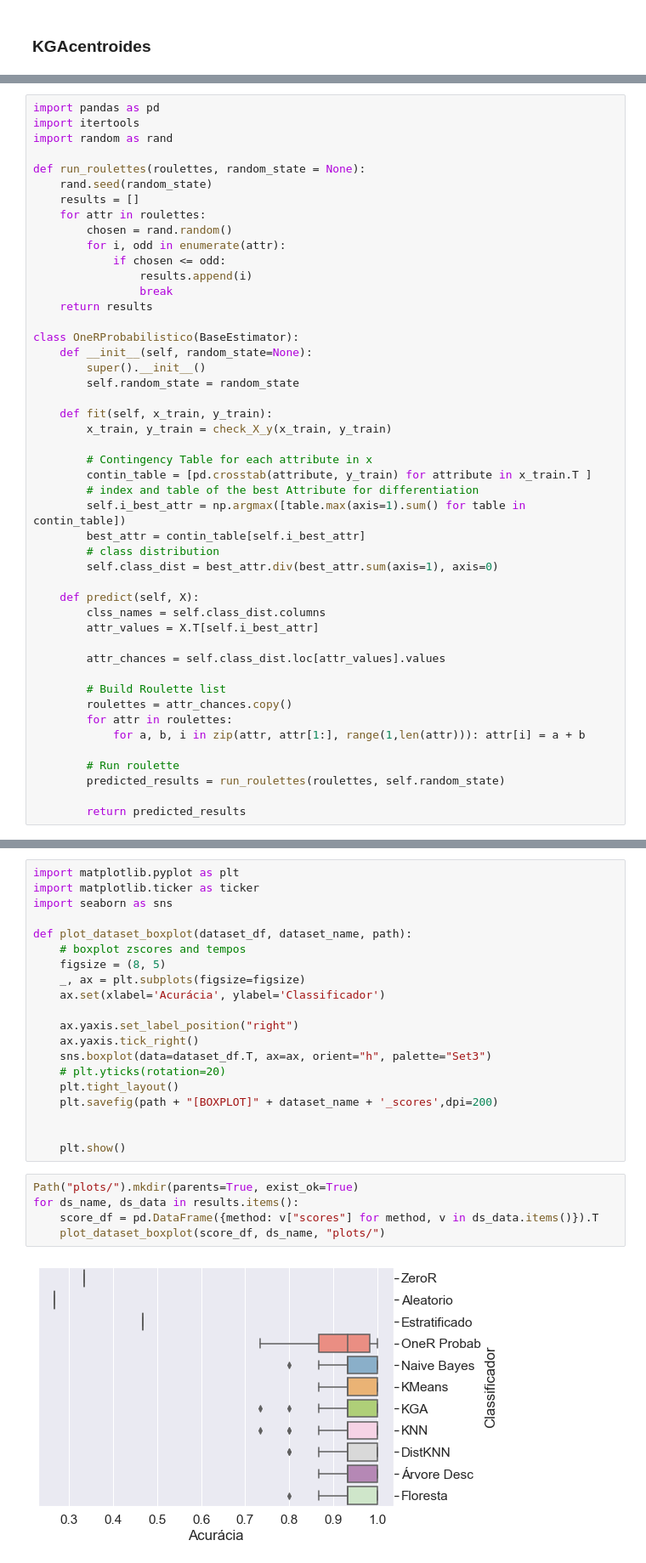
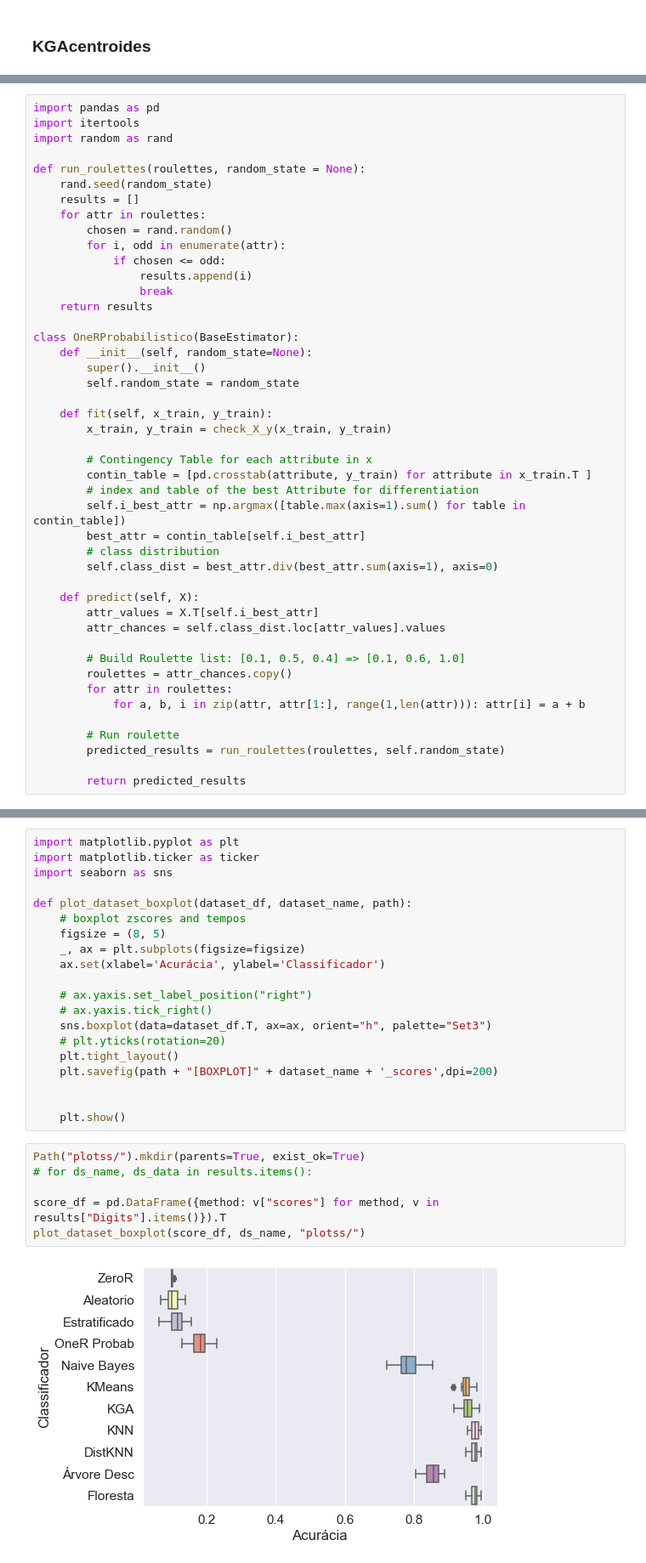
Before and after one commit to gabrielcipriano/T2-IA, a Jupyter notebook: main.ipynb, the cells around one changed output, grey strips where cells are left out. Shown at 85% size. Saved outputs shown, nothing was run; the diff lists cells and outputs as text.

```diff
--- a/main.ipynb
+++ b/main.ipynb
@@ -644,12 +644,10 @@ class OneRProbabilistico(BaseEstimator):
         self.class_dist = best_attr.div(best_attr.sum(axis=1), axis=0)
 
     def predict(self, X):
-        clss_names = self.class_dist.columns
         attr_values = X.T[self.i_best_attr]
-
         attr_chances = self.class_dist.loc[attr_values].values
 
-        # Build Roulette list
+        # Build Roulette list: [0.1, 0.5, 0.4] => [0.1, 0.6, 1.0]
         roulettes = attr_chances.copy()
         for attr in roulettes:
             for a, b, i in zip(attr, attr[1:], range(1,len(attr))): attr[i] = a + b
@@ -918,8 +916,8 @@ def plot_dataset_boxplot(dataset_df, dataset_name, path):
     _, ax = plt.subplots(figsize=figsize)
     ax.set(xlabel='Acurácia', ylabel='Classificador')
 
-    ax.yaxis.set_label_position("right")
-    ax.yaxis.tick_right()
+    # ax.yaxis.set_label_position("right")
+    # ax.yaxis.tick_right()
     sns.boxplot(data=dataset_df.T, ax=ax, orient="h", palette="Set3")
     # plt.yticks(rotation=20)
     plt.tight_layout()
@@ -928,9 +926,10 @@ def plot_dataset_boxplot(dataset_df, dataset_name, path):
 
     plt.show()
 # %%
-Path("plots/").mkdir(parents=True, exist_ok=True)
-for ds_name, ds_data in results.items():
-    score_df = pd.DataFrame({method: v["scores"] for method, v in ds_data.items()}).T
-    plot_dataset_boxplot(score_df, ds_name, "plots/")
+Path("plotss/").mkdir(parents=True, exist_ok=True)
+# for ds_name, ds_data in results.items():
+
+score_df = pd.DataFrame({method: v["scores"] for method, v in results["Digits"].items()}).T
+plot_dataset_boxplot(score_df, ds_name, "plotss/")
 # %% [output]
-[figure, old version]
+[figure, new version]
```
Also changed, not shown: parts of 4 cells of this notebook, 2 other files.
